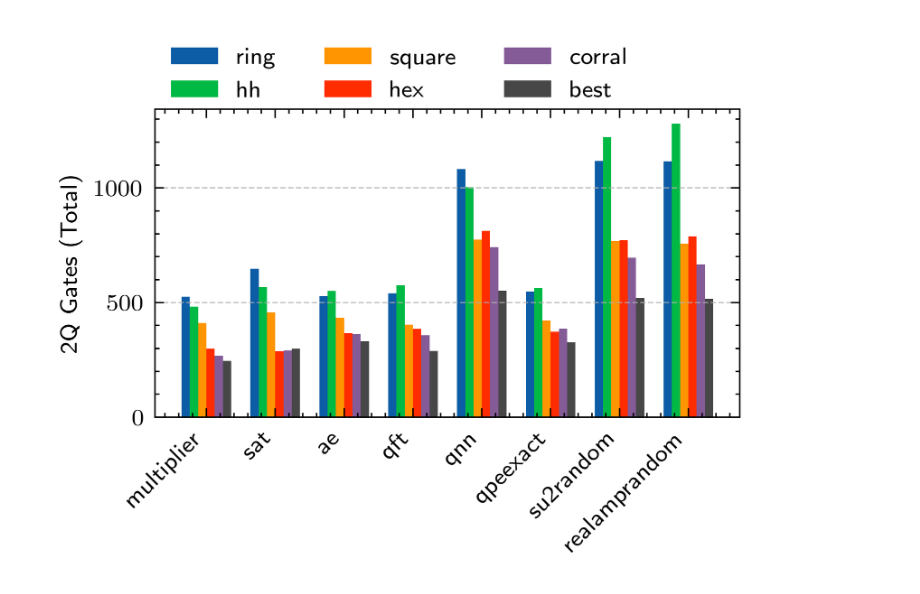
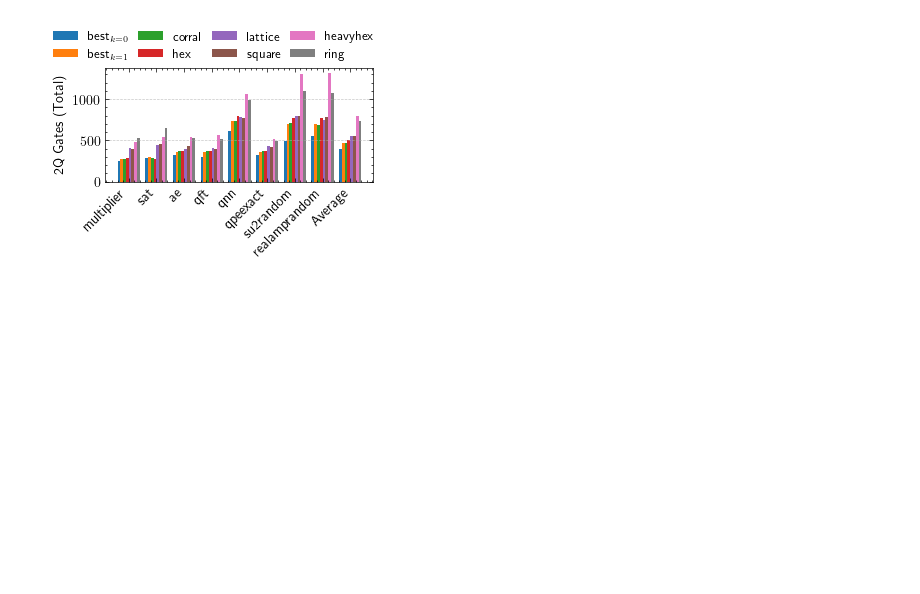
Before and after one commit to PITT-HATLAB/corral_crowding, a Jupyter notebook: src/notebooks/nisq_v2.ipynb, the cells around one changed output. Saved outputs shown, nothing was run; the diff lists cells and outputs as text; code cells hidden in the pictures; blank space fills up the shorter version.

```diff
--- a/src/notebooks/nisq_v2.ipynb
+++ b/src/notebooks/nisq_v2.ipynb
@@ -111,10 +111,16 @@ from corral_crowding.topologies import (
 
 qiskit_topologies = {}
 
-names = ["ring", "hex", "corral", "best"]  # "denselattice","tworing","square",
+names = [
+    "ring",
+    "hex",
+    "corral",
+    "best",
+    "lattice",
+]  # "denselattice","tworing","square",
 # names = ["corral", "best"]
 for i, topo in enumerate(
-    [ring, hex_topo, corral, best]  # tworing, square
+    [ring, hex_topo, corral, best, square]  # tworing, square
 ):  # denselattice
     snails, qubits, edges = topo
     A_nodes = snails
@@ -209,64 +301,78 @@ for name, topo in qiskit_topologies.items():
         results[name][benchmark_name]["two_qubit_gate_count"] = two_qubit_gate_count
         results[name][benchmark_name]["two_qubit_longest_path"] = two_qubit_longest_path
 # %%
+# Re-run the plot correctly, computing the average across benchmarks for each topology
 import matplotlib.pyplot as plt
 import numpy as np
 
-# Define colors to match the included image
-# topo_colors = {
-#     "ring": "brown",
-#     "hh": "red",
-#     "square": "blue",
-#     "hex_topo": "orange",
-#     "corral": "green",
-#     "best": "black",
-# }
-
-# Define the sorted order
-sorted_topologies = ["ring", "hh", "square", "hex", "corral", "best"]
-
-# Extract benchmark names
+# Define the sorted order of topologies
+sorted_topologies = [
+    "ring",
+    "heavyhex",
+    "square",
+    "lattice",
+    "hex",
+    "corral",
+    r"best$_{k=1}$",
+    r"best$_{k=0}$",
+]
+sorted_topologies = list(reversed(sorted_topologies))  # Reverse to maintain order
 benchmark_names = list(circuit_benchmarks.keys())
 
-# Metrics to plot
-metrics = ["two_qubit_gate_count"]
-metric_titles = ["2Q Gates (Total)"]
+# Compute average over benchmarks for each topology
+average_values = {
+    topo: np.mean(
+        [results[topo][bench]["two_qubit_gate_count"] for bench in benchmark_names]
+    )
+    for topo in sorted_topologies
+}
 
-# Create subplots
-with plt.style.context(["ieee", "use_mathtext", "science"]):
-    fig, ax = plt.subplots(
-        1, 1, sharey=True, figsize=(3.5, 2.4), constrained_layout=True
-    )
+# Define colors
+colors = plt.cm.tab10(np.arange(len(sorted_topologies)))
 
-    width = 0.12  # Adjusted bar width for spacing
-    x = np.arange(len(benchmark_names))  # X-axis positions
+# Create subplots with original formatting
+with plt.style.context(["use_mathtext", "science"]):  # Removed "ieee" to prevent error
+    fig, ax = plt.subplots(1, 1, sharey=True, figsize=(3.5, 2.2))
+
+    width = 0.1  # Adjusted bar width for spacing
+    x = np.arange(len(benchmark_names) + 1)  # Extra column for "Average"
 
     # Iterate through topologies in sorted order
-    for j, topo in enumerate(sorted_topologies):
+    for j, (topo, color) in enumerate(zip(sorted_topologies, colors)):
         values = [
             results[topo][bench]["two_qubit_gate_count"] for bench in benchmark_names
         ]
+        values.append(
+            average_values[topo]
+        )  # Append the computed average for each topology
         ax.bar(
             x + j * width,
             values,
             width=width,
             label=topo,
-            # color=topo_colors.get(topo, "gray"),
+            color=color,
         )
 
     # Set X-axis labels
     ax.set_xticks(x + (len(sorted_topologies) * width) / 2 - width / 2)
-    ax.set_xticklabels(benchmark_names, rotation=45, ha="right")
+    ax.set_xticklabels(benchmark_names + ["Average"], rotation=45, ha="right")
 
     # Labels and grid
     ax.set_ylabel("2Q Gates (Total)")
     ax.grid(axis="y", linestyle="--", alpha=0.7)
 
     # Add legend
-    fig.legend(sorted_topologies, loc="upper center", ncol=3, bbox_to_anchor=(0.5, 1.1))
+    fig.legend(
+        sorted_topologies,
+        loc="upper center",
+        ncol=4,
+        bbox_to_anchor=(0.5, 1.15),
+        columnspacing=0.75,
+        fontsize=9,
+    )
 
+fig.savefig("2q_gates.pdf", bbox_inches="tight")
 plt.tight_layout()
-plt.savefig("2q_gates.pdf", bbox_inches="tight")
 plt.show()
 # %% [output]
-[figure, old version]
+[figure, new version]
```
Also changed, not shown: parts of 6 cells of this notebook, 4 other files.
